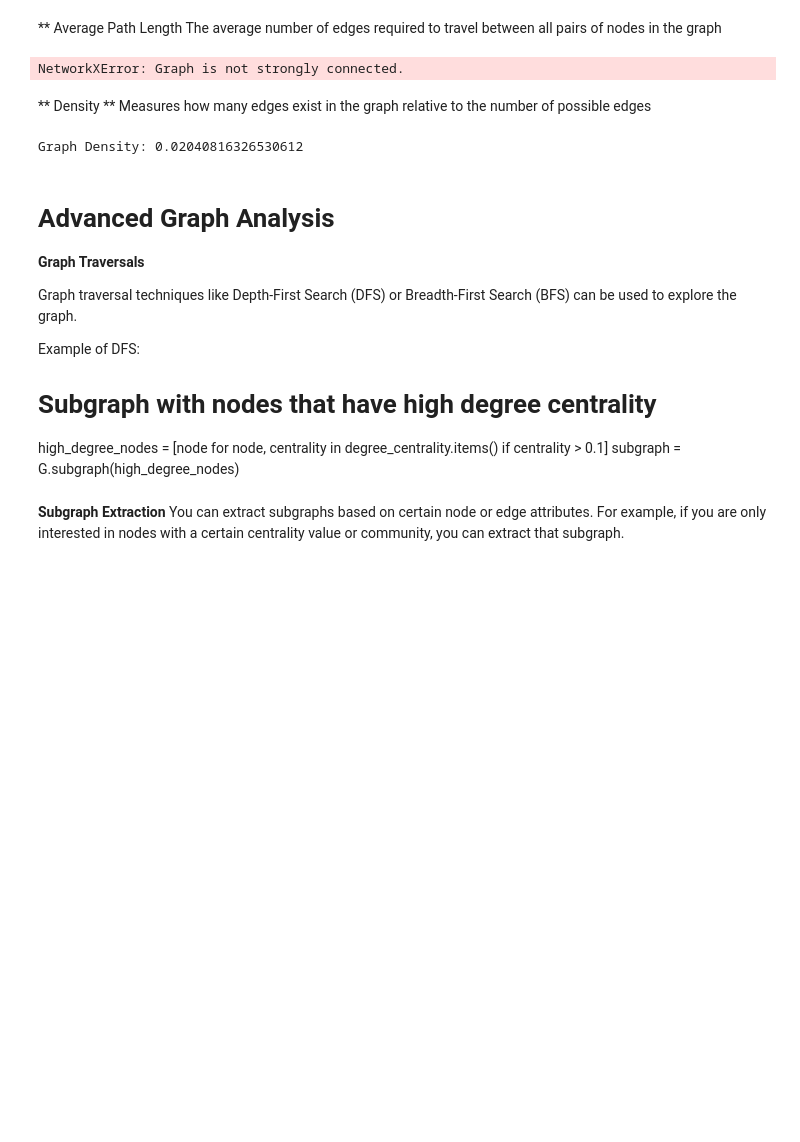
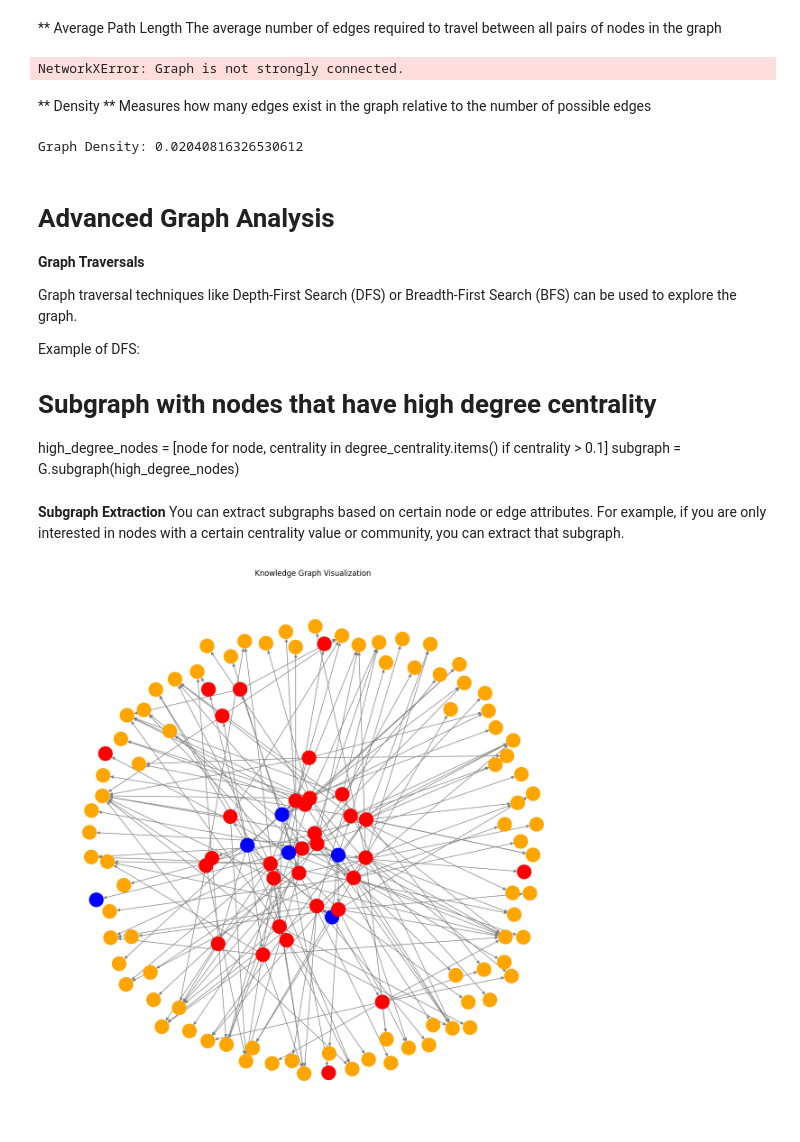
Before and after one commit to albertebaht/02456-deeplearning-project, a Jupyter notebook: visualization.ipynb, the cells around one changed output. Cells and saved outputs as stored; diff of their text form; code cells hidden in the pictures; blank space fills up the shorter version.

```diff
--- a/visualization.ipynb
+++ b/visualization.ipynb
@@ -245,3 +226,79 @@ You can extract subgraphs based on certain node or edge attributes. For example,
 # Subgraph with nodes that have high degree centrality
 high_degree_nodes = [node for node, centrality in degree_centrality.items() if centrality > 0.1]
 subgraph = G.subgraph(high_degree_nodes)
+# %%
+from py2neo import Graph
+
+# Connect to the Neo4j database
+graph = Graph(NEO4J_URI, auth=("neo4j", NEO4J_PASSWORD))
+# %%
+driver = GraphDatabase.driver(NEO4J_URI, auth=('neo4j', NEO4J_PASSWORD))
+
+def fetch_graph(tx):
+    query = """
+    MATCH (n)-[r]->(m)
+    RETURN n, r, m LIMIT 200
+    """
+    results = tx.run(query)
+    graph = nx.DiGraph()
+
+    for record in results:
+        node_a = record["n"]
+        node_b = record["m"]
+        rel = record["r"]
+
+        # Add nodes with their labels
+        graph.add_node(node_a.id, label=node_a.labels, name=node_a.get("name", ""))
+        graph.add_node(node_b.id, label=node_b.labels, name=node_b.get("name", ""))
+
+        # Add edges with their relationship type
+        graph.add_edge(node_a.id, node_b.id, type=rel.type)
+
+    return graph
+
+# Fetch graph from Neo4j
+with driver.session() as session:
+    graph = session.read_transaction(fetch_graph)
+
+# Close the Neo4j connection
+driver.close()
+
+# Visualization
+def draw_graph(graph):
+    plt.figure(figsize=(12, 12))
+    pos = nx.spring_layout(graph)  # Force-directed layout
+
+    # Color nodes by their labels
+    node_colors = []
+    for node_id in graph.nodes():
+        labels = graph.nodes[node_id]['label']
+        if 'AtomicFact' in labels:
+            node_colors.append('red')
+        elif 'Chunk' in labels:
+            node_colors.append('blue')
+        elif 'Document' in labels:
+            node_colors.append('green')
+        elif 'KeyElement' in labels:
+            node_colors.append('orange')
+        else:
+            node_colors.append('gray')
+
+    # Draw the graph
+    nx.draw(
+        graph,
+        pos,
+        with_labels=True,
+        labels=nx.get_node_attributes(graph, 'name'),
+        node_color=node_colors,
+        node_size=500,
+        font_size=8,
+        edge_color="gray",
+    )
+
+    plt.title("Knowledge Graph Visualization")
+    plt.show()
+
+# Draw the graph
+draw_graph(graph)
+# %% [output]
+[figure, added]
```
Also changed, not shown: parts of 2 cells of this notebook.
